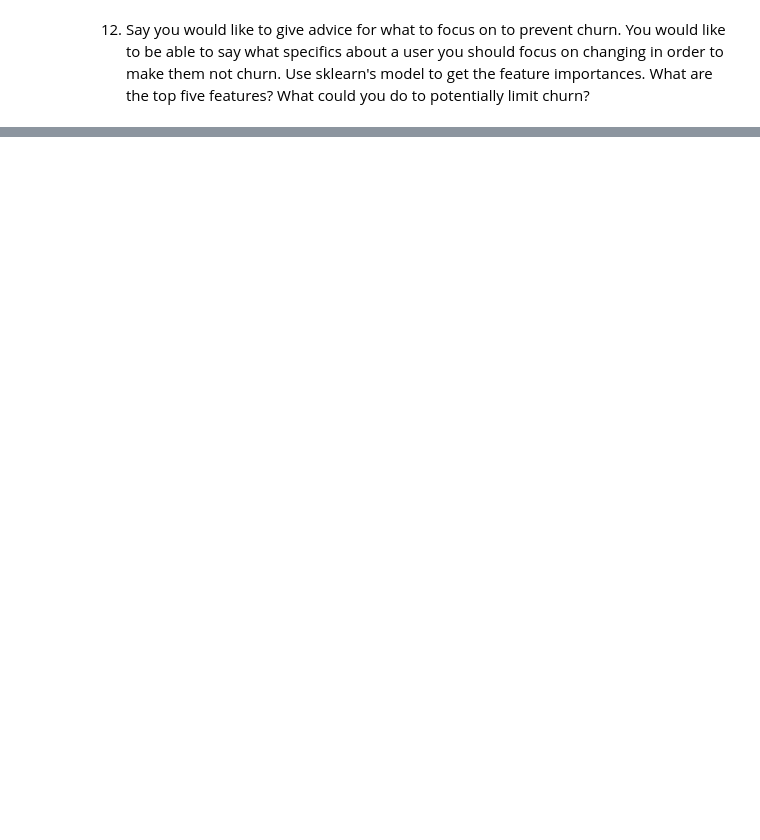
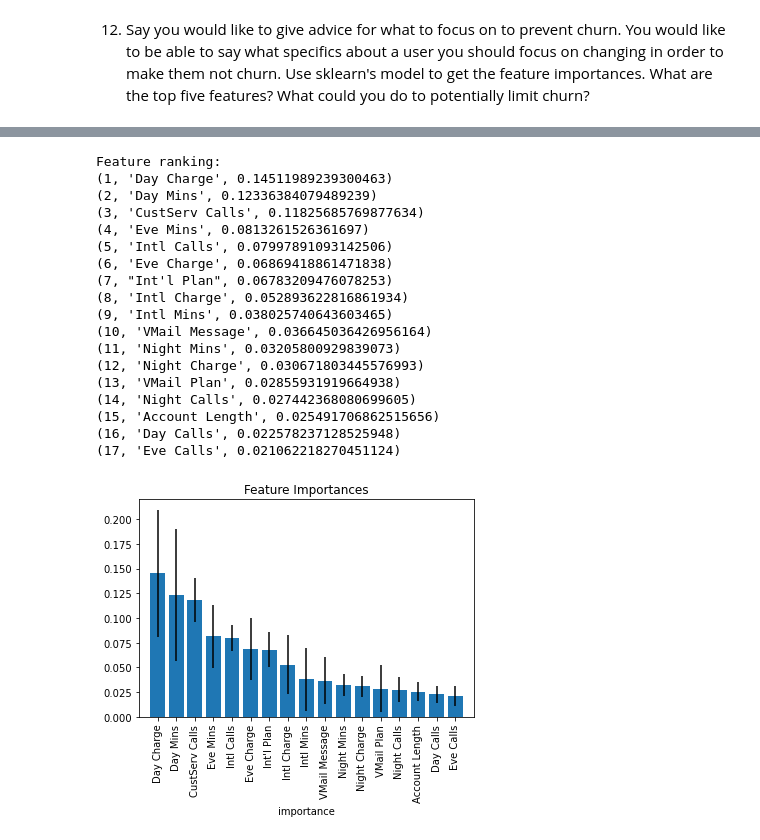
Before and after one commit to hberginc/practice-teach-Random-Forest, a Jupyter notebook: assignment/pair_assignment.ipynb, the cells around one changed output, grey strips where cells are left out. Saved outputs shown, nothing was run; the diff lists cells and outputs as text; code cells hidden in the pictures; blank space fills up the shorter version.

```diff
--- a/assignment/pair_assignment.ipynb
+++ b/assignment/pair_assignment.ipynb
@@ -165,0 +274,41 @@ array([0.02996815, 0.07442189, 0.02476926, 0.02609898, 0.14031814,
+# %%
+importances = rf.feature_importances_
+std = np.std([tree.feature_importances_ for tree in rf.estimators_],
+             axis=0)
+indices = np.argsort(importances)[::-1]
+features = list(churn.iloc[:,:-1].columns[indices])
+
+# Print the feature ranking
+print("Feature ranking:")
+
+for f in range(len(features)):
+    print((f + 1, features[f], importances[indices[f]]))
+
+# Plot the feature importances of the forest
+fig, ax = plt.subplots()
+ax.bar(range(len(features)), importances[indices], yerr=std[indices], align="center")
+ax.set_xticks(range(len(features)))
+ax.set_xticklabels(features, rotation = 90)
+ax.set_xlim([-1, len(features)])
+ax.set_xlabel("importance")
+ax.set_title("Feature Importances");
+# %% [output]
+Feature ranking:
+(1, 'Day Charge', 0.14511989239300463)
+(2, 'Day Mins', 0.12336384079489239)
+(3, 'CustServ Calls', 0.11825685769877634)
+(4, 'Eve Mins', 0.0813261526361697)
+(5, 'Intl Calls', 0.07997891093142506)
+(6, 'Eve Charge', 0.06869418861471838)
+(7, "Int'l Plan", 0.06783209476078253)
+(8, 'Intl Charge', 0.052893622816861934)
+(9, 'Intl Mins', 0.038025740643603465)
+(10, 'VMail Message', 0.036645036426956164)
+(11, 'Night Mins', 0.03205800929839073)
+(12, 'Night Charge', 0.030671803445576993)
+(13, 'VMail Plan', 0.02855931919664938)
+(14, 'Night Calls', 0.027442368080699605)
+(15, 'Account Length', 0.025491706862515656)
+(16, 'Day Calls', 0.022578237128525948)
+(17, 'Eve Calls', 0.021062218270451124)
+[figure, added]
```
Also changed, not shown: parts of 15 cells of this notebook.
